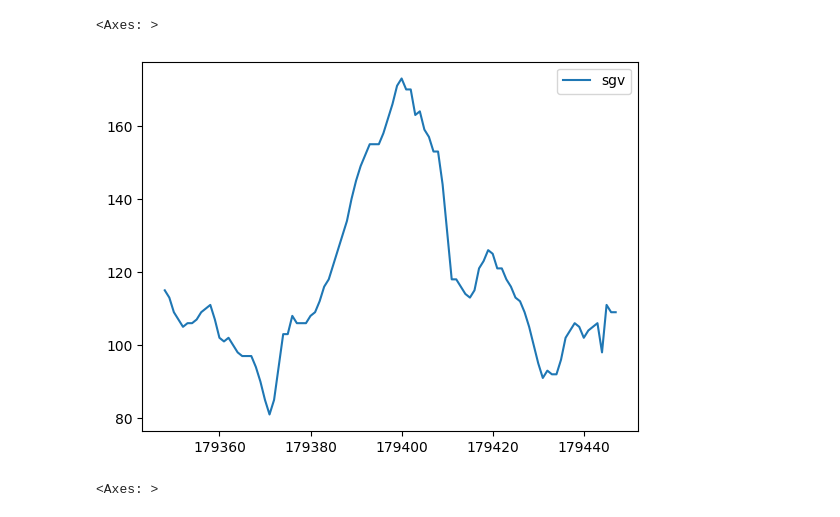
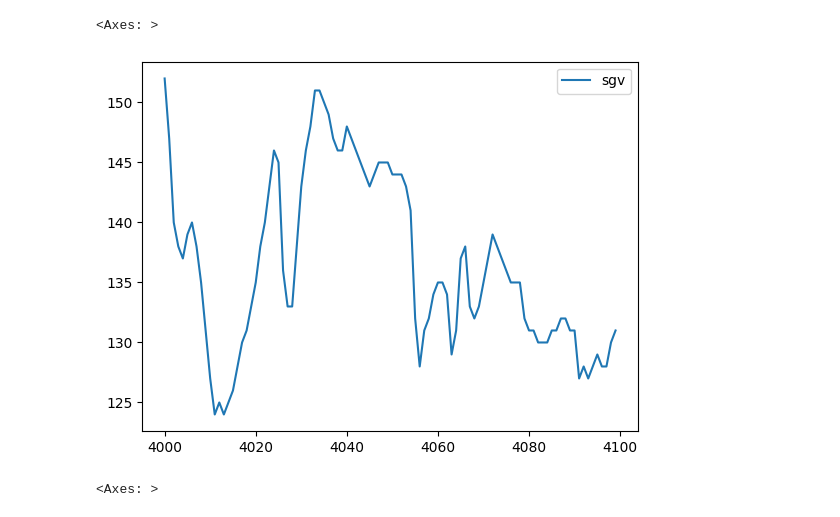
Before and after one commit to patrickdmiller/ns-data, a Jupyter notebook: python/example.ipynb, the cells around one changed output. Saved outputs shown, nothing was run; the diff lists cells and outputs as text; code cells hidden in the pictures.

```diff
--- a/python/example.ipynb
+++ b/python/example.ipynb
@@ -59,8 +28,8 @@ ns.entries
 # %%
-data[-100:][['sgv']].plot()
+ns.entries[4000:4100][['sgv']].plot()
 # %% [output]
 <Axes: >
-[figure, old version]
+[figure, new version]
 # %%
 data[data['device']=='loop://Dexcom/G6/21.0'][['sgv']][-500:].plot()
 # %% [output]
```
Also changed, not shown: parts of 8 cells of this notebook, 5 other files.
